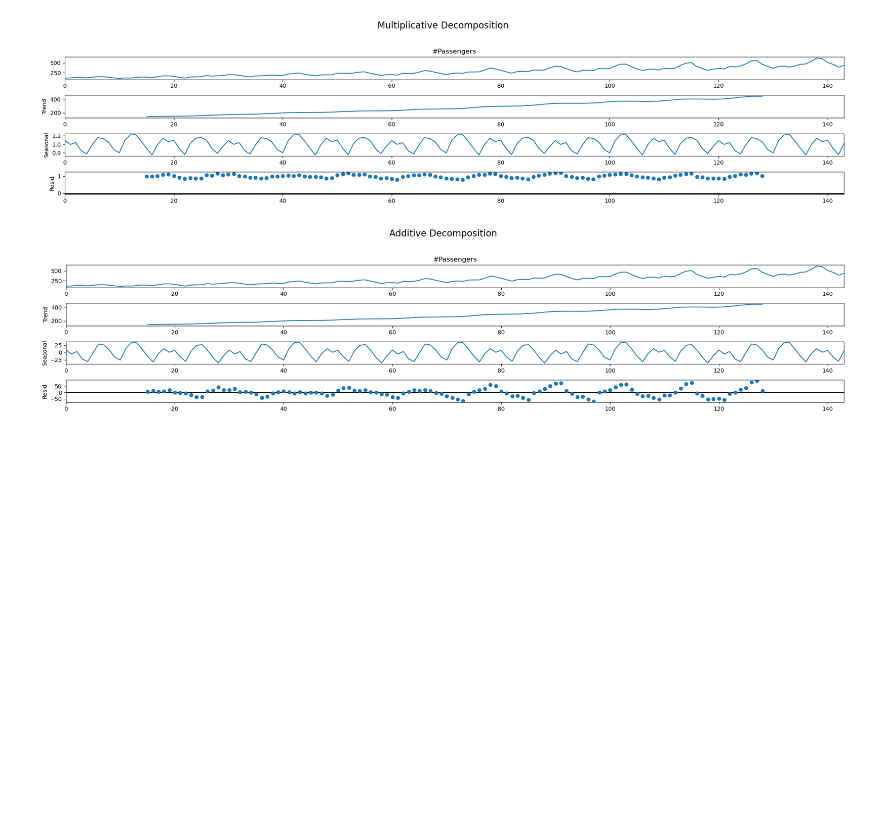
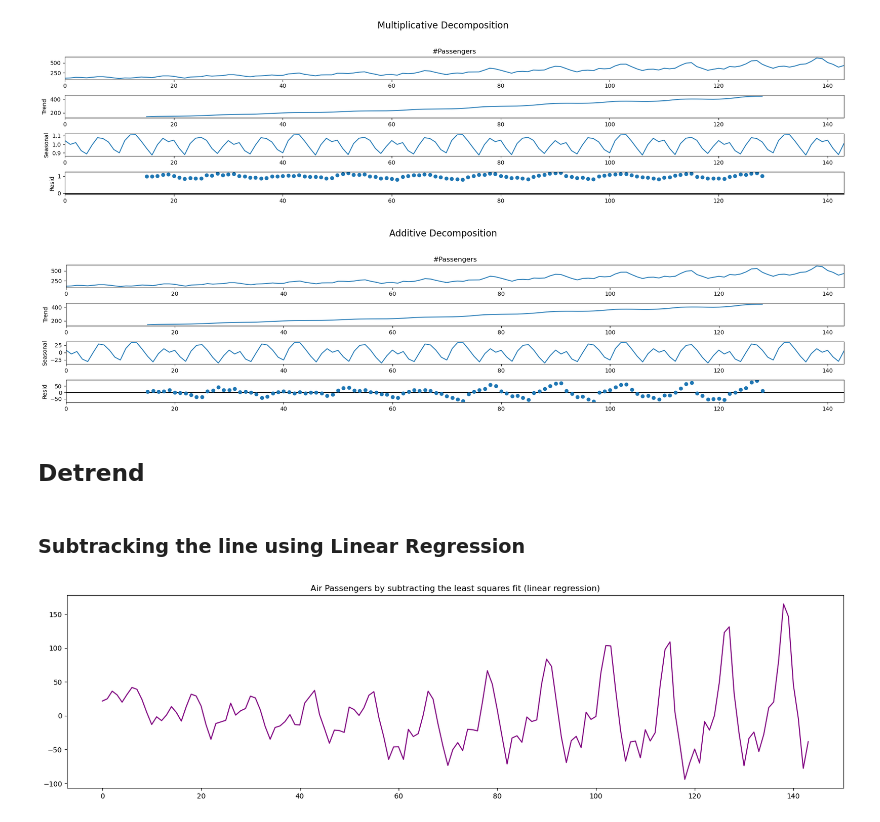
Before and after one commit to neemiasbsilva/datascience-portfolio, a Jupyter notebook: forecasting/notebooks/01_NBS_eda.ipynb, the cells around one changed output. Drawn from its saved outputs; the diff is of its cells as text; code cells hidden in the pictures; blank space fills up the shorter version.

Commit message:
Detrend time series: linear regression, decomposition, differencing, and bkfilter

```diff
--- a/forecasting/notebooks/01_NBS_eda.ipynb
+++ b/forecasting/notebooks/01_NBS_eda.ipynb
@@ -152,3 +154,47 @@ plot_decomposition(mult_decomposition.plot(), title="Multiplicative Decompositio
 plot_decomposition(add_decomposition.plot(), title="Additive Decomposition")
 # %% [output]
 [figure]
+# %% [markdown]
+## Detrend
+# %%
+def detrend_timeseries(df: pd.DataFrame, mode="linear_regression", decomposition=None):
+    """This function use some methods to detrend the timeseries feature
+
+    Args:
+        df (pd.DataFrame): datafrane
+        mode (str, optional): detrend method. Defaults to "linear_regression".
+        decomposition (np.ndarray, optional): If the detrend method it is "decomposition" the variable will be not None. Defaults to None.
+
+    Returns:
+        _type_: dtrend ndarray
+    """
+    if (mode == "linear_regression"):
+        detrend = signal.detrend(df["#Passengers"].values)
+    elif (mode == "decomposition" and decomposition is not None):
+        detrend = df["#Passengers"].values - decomposition.trend
+    elif (mode == "differencing"):
+        x = df["#Passengers"].values
+        detrend = [x[i] - x[i - 1] for i in range(1, len(x))]
+    elif (mode == "bkfilter"):
+        detrend =  bk_filter.bkfilter(df["#Passengers"].values, low=6, high=24, K=12)
+    return detrend
+
+
+def plot_detrend(detrend: np.ndarray, title: str):
+    """This function plot the trend result
+
+    Args:
+        detrend (ndarray): the dtrend result
+        title (str): title of the plot
+    """
+    plt.figure(figsize=(20, 5), dpi=100)
+    plt.plot(detrend, color="purple")
+    plt.title(title)
+    plt.show()
+# %% [markdown]
+### Subtracking the line using Linear Regression
+# %%
+detrend = detrend_timeseries(df)
+plot_detrend(detrend, title="Air Passengers by subtracting the least squares fit (linear regression)")
+# %% [output]
+[figure, added]
```
Also changed, not shown: parts of 7 cells of this notebook.
